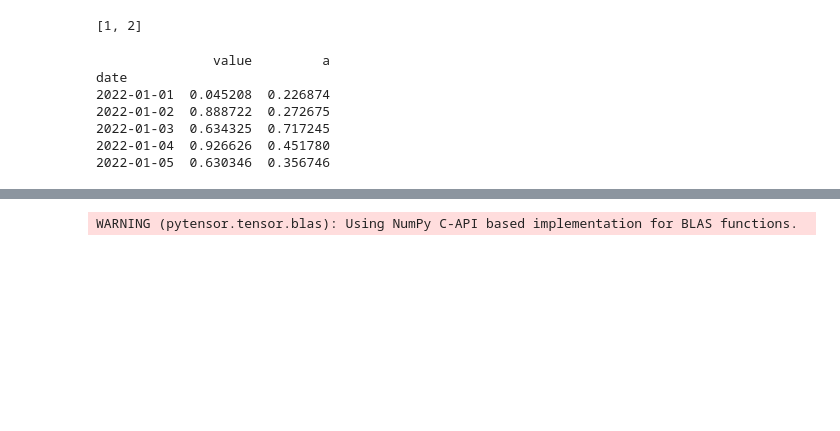
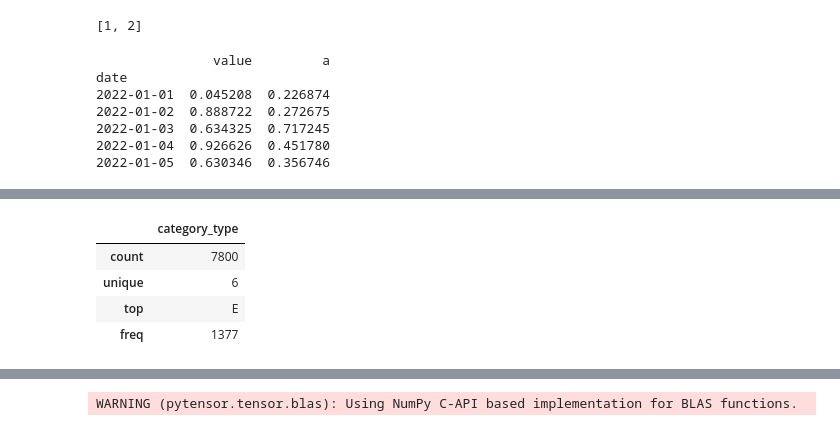
Before and after one commit to guyyos/tusha, a Jupyter notebook: notebooks/time_series.ipynb, the cells around one changed output, grey strips where cells are left out. Drawn from its saved outputs; the diff is of its cells as text; code cells hidden in the pictures; blank space fills up the shorter version.

```diff
--- a/notebooks/time_series.ipynb
+++ b/notebooks/time_series.ipynb
@@ -535,0 +476,8 @@ df
+# %%
+df['category_type'].describe(include='all').to_frame()
+# %% [output]
+|  | category_type |
+| count | 7800 |
+| unique | 6 |
+| top | E |
+| freq | 1377 |
```
Also changed, not shown: parts of 4 cells of this notebook, 1 other file.
